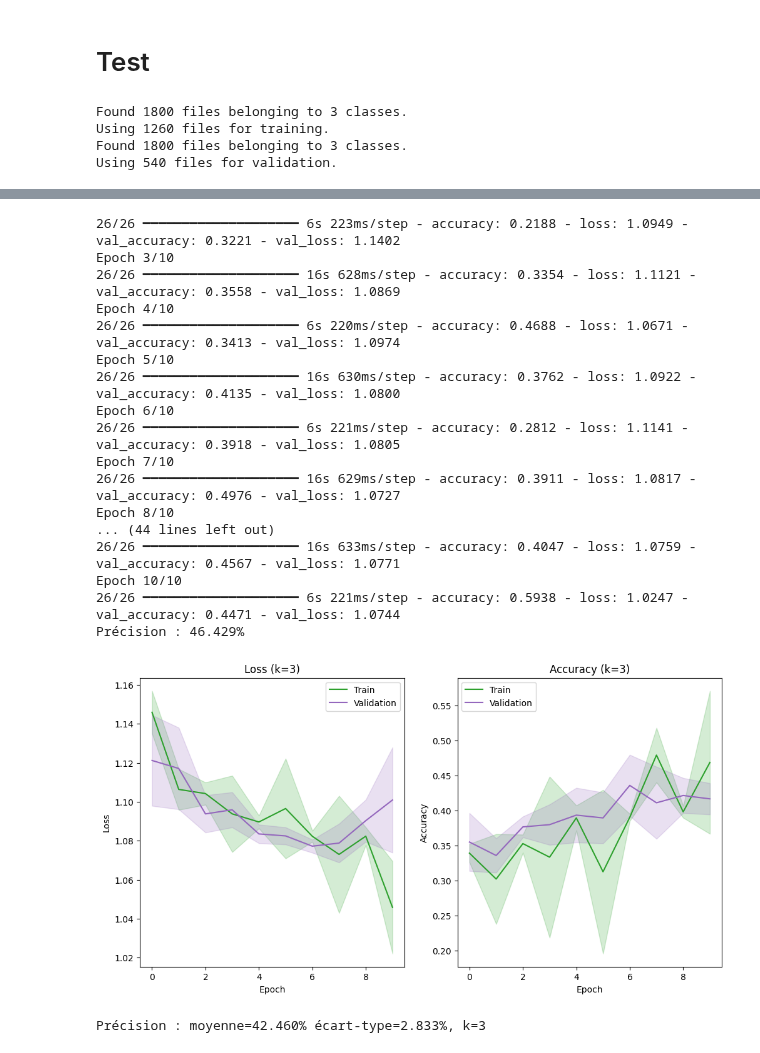
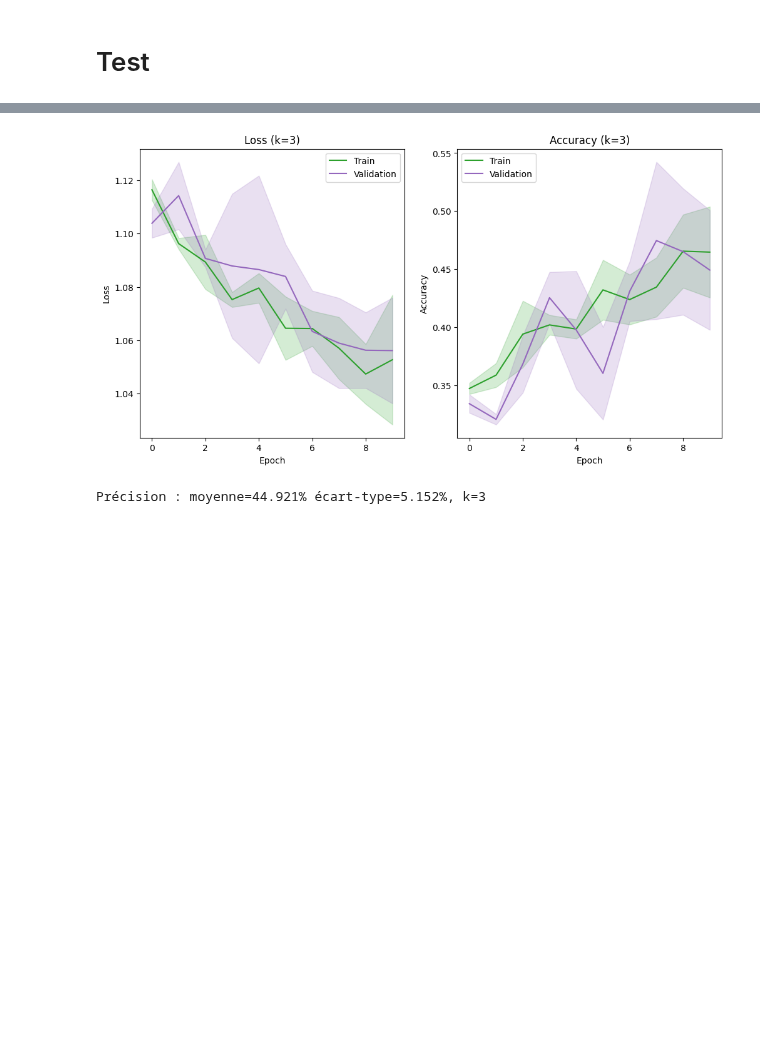
Before and after one commit to 3nd3rh3o/deeplearning-TER, a Jupyter notebook: TER/phaseI/HG-TransferLearning.ipynb, the cells around one changed output, grey strips where cells are left out. Cells and saved outputs as stored; diff of their text form; code cells hidden in the pictures; blank space fills up the shorter version.

```diff
--- a/TER/phaseI/HG-TransferLearning.ipynb
+++ b/TER/phaseI/HG-TransferLearning.ipynb
@@ -221,7 +226,8 @@ def define_model(shape_input, shape_model, base_model):
 # %% [markdown]
 ## Evaluation de modele
 # %%
-def evaluate_model(base_model, dataX, dataY, datagen, folds=3, epochs=10,
+# C'est une fonction d'évalutation, pas d'entrainement... C POUR LE KFOLD!!! ON FAIT model.fit, PAS train_transfert_model!!!!
+def evaluate_model(base_model, dataX, dataY, folds=3, epochs=10,
                    input_shape=(150, 150, 3),
                    input_shape_model=(224, 224, 3),
                    batch_size=32):
@@ -233,31 +239,7 @@ def evaluate_model(base_model, dataX, dataY, datagen, folds=3, epochs=10,
         X_test, y_test = dataX[test_ix], dataY[test_ix]
 
         model = define_model(input_shape, input_shape_model, base_model)
-        train_generator = datagen.flow(
-            X_train,
-            y_train,
-            batch_size=batch_size,
-            shuffle=True
-        )
-
-        val_generator = datagen.flow(
-            X_test,
-            y_test,
-            batch_size=batch_size,
-            shuffle=False
-        )
-        steps_per_epoch = len(X_train) // batch_size
-        validation_steps = len(X_test) // batch_size
-
-        history = train_transfer_model(
-            model,
-            train_generator,
-            val_generator,
-            steps_per_epoch,
-            validation_steps,
-            epochs=epochs
-        )
-
+        history = model.fit(X_train, y_train, epochs=epochs, batch_size=batch_size, validation_data=(X_test, y_test), verbose=1)
 
         loss, acc = model.evaluate(X_test, y_test, verbose=0)
         print(f'Précision : {acc * 100:.3f}%')
@@ -281,3 +265,12 @@ def normalize_data(train, test):
+# %%
+# C'est le K-Fold, puis on trace les courbes d'accuracy/loss
+def run_evaluation(data_dir, input_shape, input_shape_model, base_model, batch_size):
+    X_train, y_train, X_test, y_test, class_names = load_dataset(11, input_shape[0], input_shape[1], batch_size, data_dir)
+    X_train, X_test = normalize_data(X_train, X_test)
+
+    scores, histories = evaluate_model(base_model, X_train, y_train, folds=3, epochs=10, input_shape=input_shape, input_shape_model=input_shape_model)
+    plot_curves(histories)
+    print(f'Précision : moyenne={mean(scores) * 100:.3f}% écart-type={std(scores) * 100:.3f}%, k={len(scores)}')
 # %% [markdown]
 ## Augmentation de données
 # %%
@@ -290,9 +283,6 @@ def augment_data(X_train, y_train, datagen):
 data_dir = "./data/dataset/Data_sheep_cat_elephant_with_caption_600/images"
 input_shape = (150, 150, 3)
 input_shape_model = (224, 224, 3)
-
-X_train, y_train, X_test, y_test, class_names = load_dataset(11, 150, 150, 32, data_dir)
-X_train, X_test = normalize_data(X_train, X_test)
 
 base_model = ResNet50(
     include_top=False,
@@ -300,15 +290,6 @@ base_model = ResNet50(
     weights='imagenet',
     name="ResNet_Layer"
 )
-
-datagen = ImageDataGenerator(horizontal_flip=True, vertical_flip=True)
-# %% [output]
-Found 1800 files belonging to 3 classes.
-Using 1260 files for training.
-Found 1800 files belonging to 3 classes.
-Using 540 files for validation.
 # %%
-scores, histories = evaluate_model(base_model, X_train, y_train, datagen)
-plot_curves(histories)
-print(f'Précision : moyenne={mean(scores) * 100:.3f}% écart-type={std(scores) * 100:.3f}%, k={len(scores)}')
+run_evaluation(data_dir, input_shape, input_shape_model, base_model, 32)
 # %% [output]
@@ -321,20 +313,3 @@ Epoch 2/10
+[figure, new version]
-26/26 ━━━━━━━━━━━━━━━━━━━━ 6s 223ms/step - accuracy: 0.2188 - loss: 1.0949 - val_accuracy: 0.3221 - val_loss: 1.1402
-Epoch 3/10
-26/26 ━━━━━━━━━━━━━━━━━━━━ 16s 628ms/step - accuracy: 0.3354 - loss: 1.1121 - val_accuracy: 0.3558 - val_loss: 1.0869
-Epoch 4/10
-26/26 ━━━━━━━━━━━━━━━━━━━━ 6s 220ms/step - accuracy: 0.4688 - loss: 1.0671 - val_accuracy: 0.3413 - val_loss: 1.0974
-Epoch 5/10
-26/26 ━━━━━━━━━━━━━━━━━━━━ 16s 630ms/step - accuracy: 0.3762 - loss: 1.0922 - val_accuracy: 0.4135 - val_loss: 1.0800
-Epoch 6/10
-26/26 ━━━━━━━━━━━━━━━━━━━━ 6s 221ms/step - accuracy: 0.2812 - loss: 1.1141 - val_accuracy: 0.3918 - val_loss: 1.0805
-Epoch 7/10
-26/26 ━━━━━━━━━━━━━━━━━━━━ 16s 629ms/step - accuracy: 0.3911 - loss: 1.0817 - val_accuracy: 0.4976 - val_loss: 1.0727
-Epoch 8/10
-... (44 lines left out)
-26/26 ━━━━━━━━━━━━━━━━━━━━ 16s 633ms/step - accuracy: 0.4047 - loss: 1.0759 - val_accuracy: 0.4567 - val_loss: 1.0771
-Epoch 10/10
-26/26 ━━━━━━━━━━━━━━━━━━━━ 6s 221ms/step - accuracy: 0.5938 - loss: 1.0247 - val_accuracy: 0.4471 - val_loss: 1.0744
-Précision : 46.429%
+Précision : moyenne=44.921% écart-type=5.152%, k=3
-[figure, old version]
-Précision : moyenne=42.460% écart-type=2.833%, k=3
 # %%
```
Also changed, not shown: parts of 5 cells of this notebook, 1 other file.
